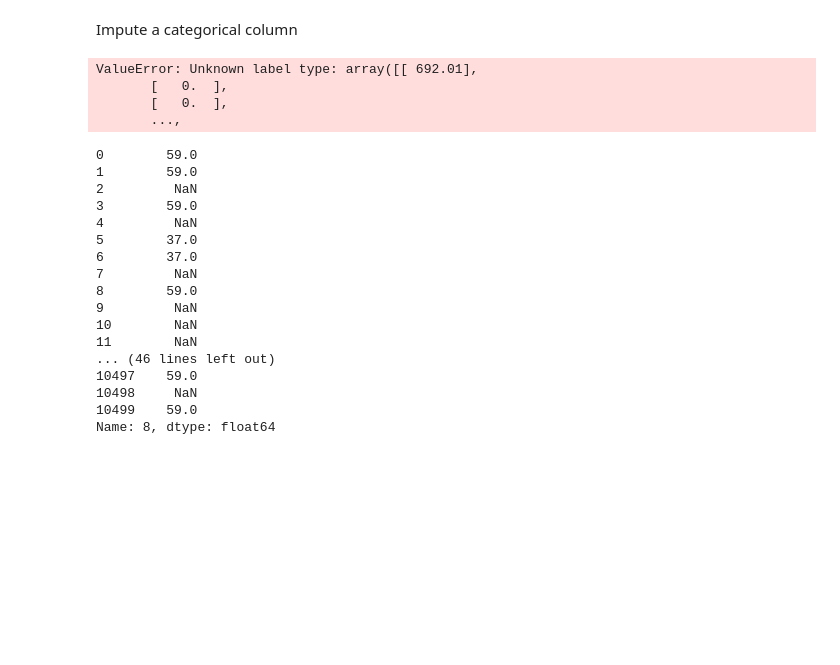
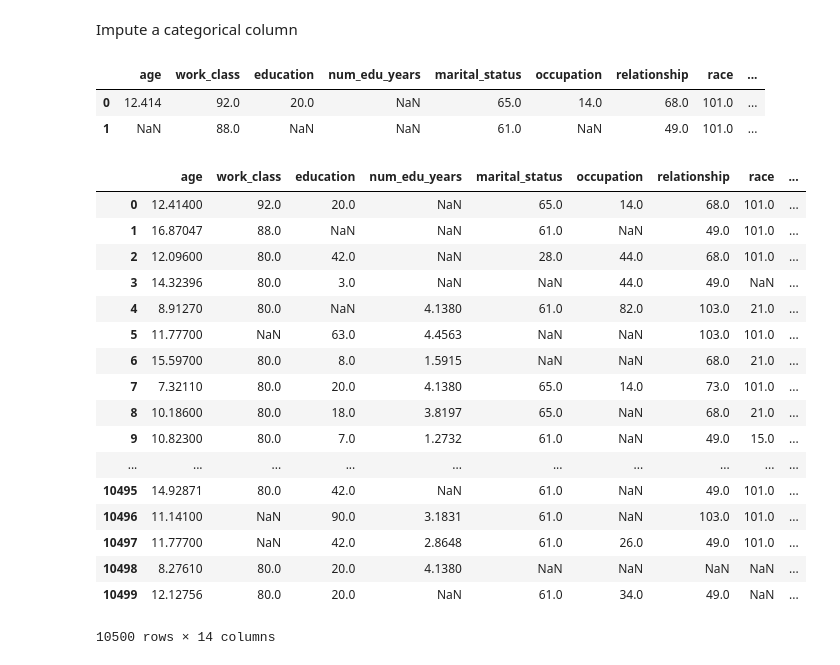
Before and after one commit to bwanglzu/Imputer.py, a Jupyter notebook: example/example.ipynb, the cells around one changed output. Cells and saved outputs as stored; diff of their text form; code cells hidden in the pictures; blank space fills up the shorter version.

Commit message:
update imputer

```diff
--- a/example/example.ipynb
+++ b/example/example.ipynb
@@ -28,29 +28,37 @@ imputed_column_01 = impute.knn(imputed_column_0, 1, k=10)
 # %% [markdown]
 Impute a categorical column
 # %%
-impute_column_8 = impute.knn(X=data,column=9,k=10,is_categorical=True)
+impute_column_8 = impute.knn(X=data,column=8,k=10,is_categorical=True)
-# %% [output]
-ValueError: Unknown label type: array([[ 692.01],
-       [   0.  ],
-       [   0.  ],
-       ...,
-# %%
-data[8]
-# %% [output]
-0        59.0
-1        59.0
-2         NaN
-3        59.0
-4         NaN
-5        37.0
-6        37.0
-7         NaN
-8        59.0
-9         NaN
-10        NaN
-11        NaN
-... (46 lines left out)
-10497    59.0
-10498     NaN
-10499    59.0
-Name: 8, dtype: float64
+# %%
+cols=['age','work_class','education','num_edu_years','marital_status','occupation',
+      'relationship','race','sex','income_from_invest','losses_from_invest',
+      'working_hour_week','native_country','label']
+data = pd.read_csv("/Users/wbcha/Downloads/train",names=cols,header=None)
+data.head(2)
+# %% [output]
+|  | age | work_class | education | num_edu_years | marital_status | occupation | relationship | race | ... |
+| 0 | 12.414 | 92.0 | 20.0 | NaN | 65.0 | 14.0 | 68.0 | 101.0 | ... |
+| 1 | NaN | 88.0 | NaN | NaN | 61.0 | NaN | 49.0 | 101.0 | ... |
+# %%
+impute_column_0 = impute.knn(data,'age')
+# %%
+impute_column_0
+# %% [output]
+|  | age | work_class | education | num_edu_years | marital_status | occupation | relationship | race | ... |
+| 0 | 12.41400 | 92.0 | 20.0 | NaN | 65.0 | 14.0 | 68.0 | 101.0 | ... |
+| 1 | 16.87047 | 88.0 | NaN | NaN | 61.0 | NaN | 49.0 | 101.0 | ... |
+| 2 | 12.09600 | 80.0 | 42.0 | NaN | 28.0 | 44.0 | 68.0 | 101.0 | ... |
+| 3 | 14.32396 | 80.0 | 3.0 | NaN | NaN | 44.0 | 49.0 | NaN | ... |
+| 4 | 8.91270 | 80.0 | NaN | 4.1380 | 61.0 | 82.0 | 103.0 | 21.0 | ... |
+| 5 | 11.77700 | NaN | 63.0 | 4.4563 | NaN | NaN | 103.0 | 101.0 | ... |
+| 6 | 15.59700 | 80.0 | 8.0 | 1.5915 | NaN | NaN | 68.0 | 21.0 | ... |
+| 7 | 7.32110 | 80.0 | 20.0 | 4.1380 | 65.0 | 14.0 | 73.0 | 101.0 | ... |
+| 8 | 10.18600 | 80.0 | 18.0 | 3.8197 | 65.0 | NaN | 68.0 | 21.0 | ... |
+| 9 | 10.82300 | 80.0 | 7.0 | 1.2732 | 61.0 | NaN | 49.0 | 15.0 | ... |
+| ... | ... | ... | ... | ... | ... | ... | ... | ... | ... |
+| 10495 | 14.92871 | 80.0 | 42.0 | NaN | 61.0 | NaN | 49.0 | 101.0 | ... |
+| 10496 | 11.14100 | NaN | 90.0 | 3.1831 | 61.0 | NaN | 103.0 | 101.0 | ... |
+| 10497 | 11.77700 | NaN | 42.0 | 2.8648 | 61.0 | 26.0 | 49.0 | 101.0 | ... |
+| 10498 | 8.27610 | 80.0 | 20.0 | 4.1380 | NaN | NaN | NaN | NaN | ... |
+| 10499 | 12.12756 | 80.0 | 20.0 | NaN | 61.0 | 34.0 | 49.0 | NaN | ... |
+10500 rows × 14 columns
```
Also changed, not shown: 1 other file.
